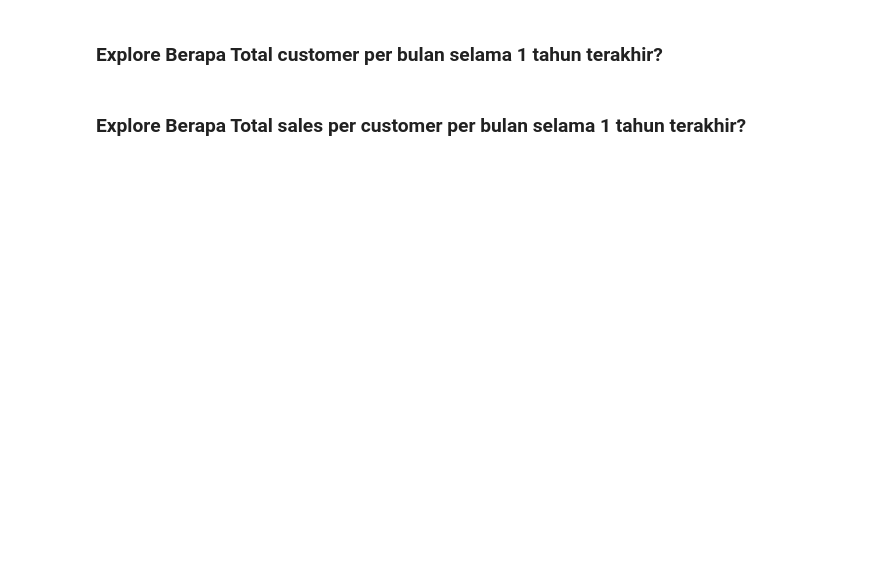
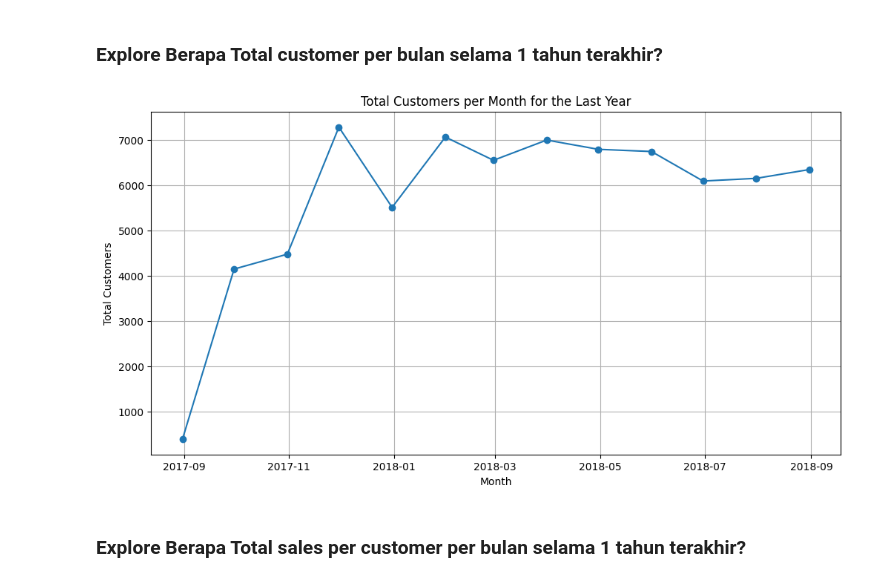
Before and after one commit to ralik45/E-Commerce-Analysis, a Jupyter notebook: Submission.ipynb, the cells around one changed output. Saved outputs shown, nothing was run; the diff lists cells and outputs as text; code cells hidden in the pictures; blank space fills up the shorter version.

```diff
--- a/Submission.ipynb
+++ b/Submission.ipynb
@@ -1089,4 +1047,18 @@ The behavior of DatetimeProperties.to_pydatetime is deprecated, in a future vers
 # %% [markdown]
 ### Explore Berapa Total customer per bulan selama 1 tahun terakhir?
+# %%
+# Group by month and count unique customer IDs
+monthly_customers = filtered_data.groupby(pd.Grouper(key='order_purchase_timestamp', freq='M'))['customer_id'].nunique().reset_index()
+
+# Create a line chart
+plt.figure(figsize=(12, 6))
+plt.plot(monthly_customers['order_purchase_timestamp'], monthly_customers['customer_id'], marker='o')
+plt.title('Total Customers per Month for the Last Year')
+plt.xlabel('Month')
+plt.ylabel('Total Customers')
+plt.grid(True)
+plt.show()
+# %% [output]
+[figure, added]
 # %% [markdown]
 ### Explore Berapa Total sales per customer per bulan selama 1 tahun terakhir?
```
Also changed, not shown: parts of 8 cells of this notebook.
